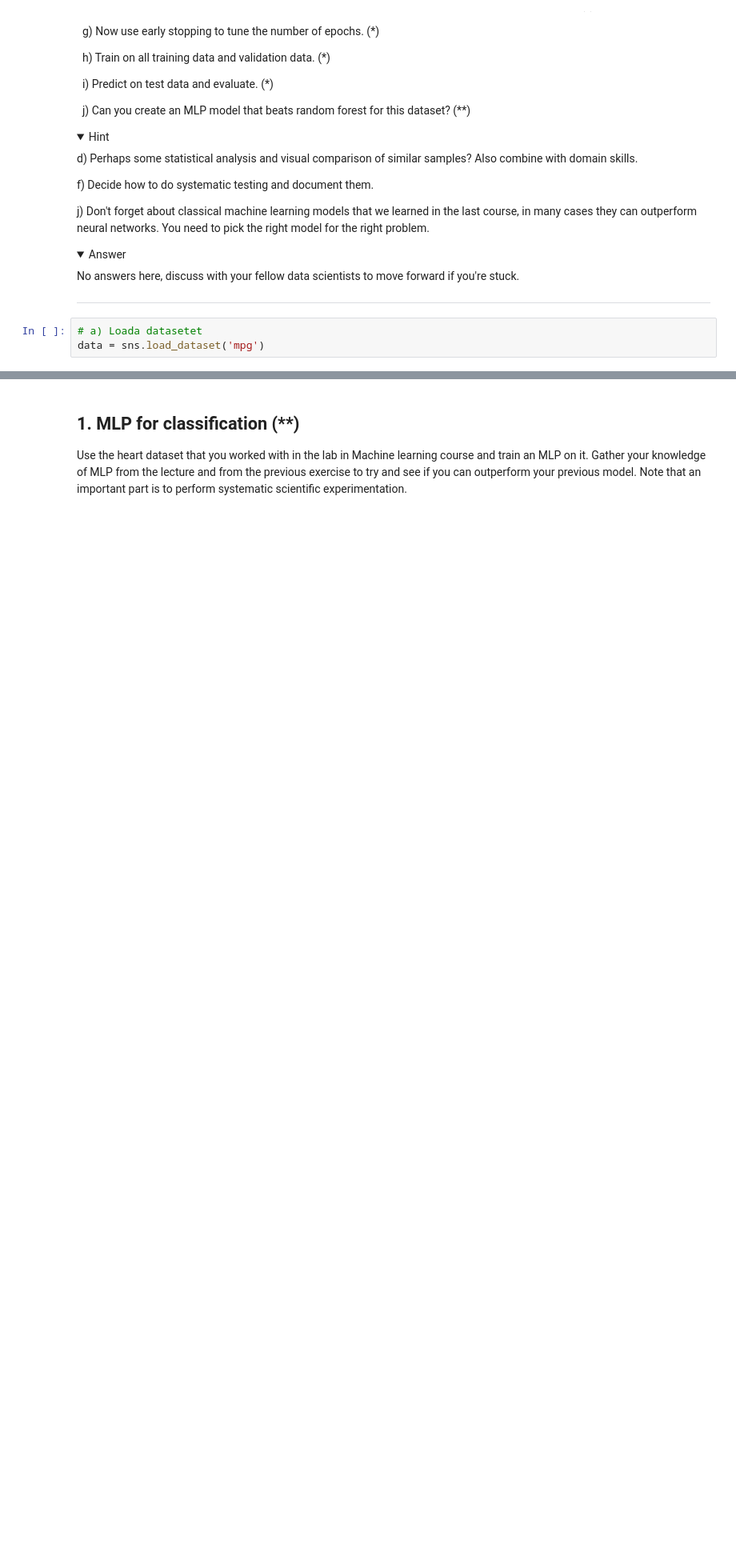
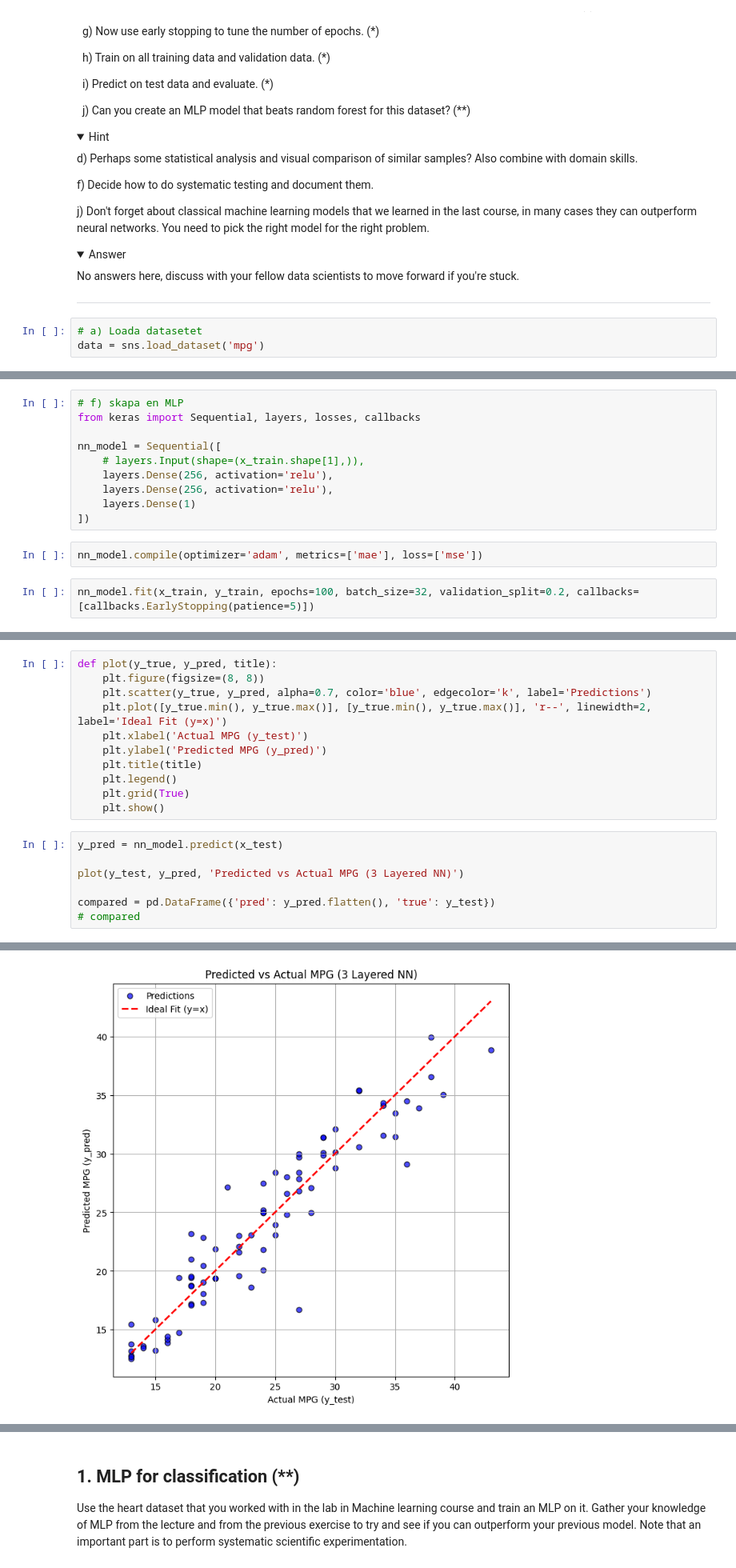
Before and after one commit to nabil0n/DeepLearning, a Jupyter notebook: exercises/E0-MLP.ipynb, the cells around one changed output, grey strips where cells are left out. Shown at 80% size. Saved outputs shown, nothing was run; the diff lists cells and outputs as text; folded sections open; blank space fills up the shorter version.

```diff
--- a/exercises/E0-MLP.ipynb
+++ b/exercises/E0-MLP.ipynb
@@ -135,0 +195,14 @@ df = data.copy()
+# %%
+# f) skapa en MLP
+from keras import Sequential, layers, losses, callbacks
+
+nn_model = Sequential([
+    # layers.Input(shape=(x_train.shape[1],)),
+    layers.Dense(256, activation='relu'),
+    layers.Dense(256, activation='relu'),
+    layers.Dense(1)
+])
+# %%
+nn_model.compile(optimizer='adam', metrics=['mae'], loss=['mse'])
+# %%
+nn_model.fit(x_train, y_train, epochs=100, batch_size=32, validation_split=0.2, callbacks=[callbacks.EarlyStopping(patience=5)])
@@ -135,0 +250,19 @@ df = data.copy()
+# %%
+def plot(y_true, y_pred, title):
+    plt.figure(figsize=(8, 8))
+    plt.scatter(y_true, y_pred, alpha=0.7, color='blue', edgecolor='k', label='Predictions')
+    plt.plot([y_true.min(), y_true.max()], [y_true.min(), y_true.max()], 'r--', linewidth=2, label='Ideal Fit (y=x)')
+    plt.xlabel('Actual MPG (y_test)')
+    plt.ylabel('Predicted MPG (y_pred)')
+    plt.title(title)
+    plt.legend()
+    plt.grid(True)
+    plt.show()
+# %%
+y_pred = nn_model.predict(x_test)
+
+plot(y_test, y_pred, 'Predicted vs Actual MPG (3 Layered NN)')
+
+compared = pd.DataFrame({'pred': y_pred.flatten(), 'true': y_test})
+# compared
+# %% [output]
@@ -135,0 +270 @@ df = data.copy()
+[figure, added]
```
Also changed, not shown: parts of 20 cells of this notebook, 1 other file.
